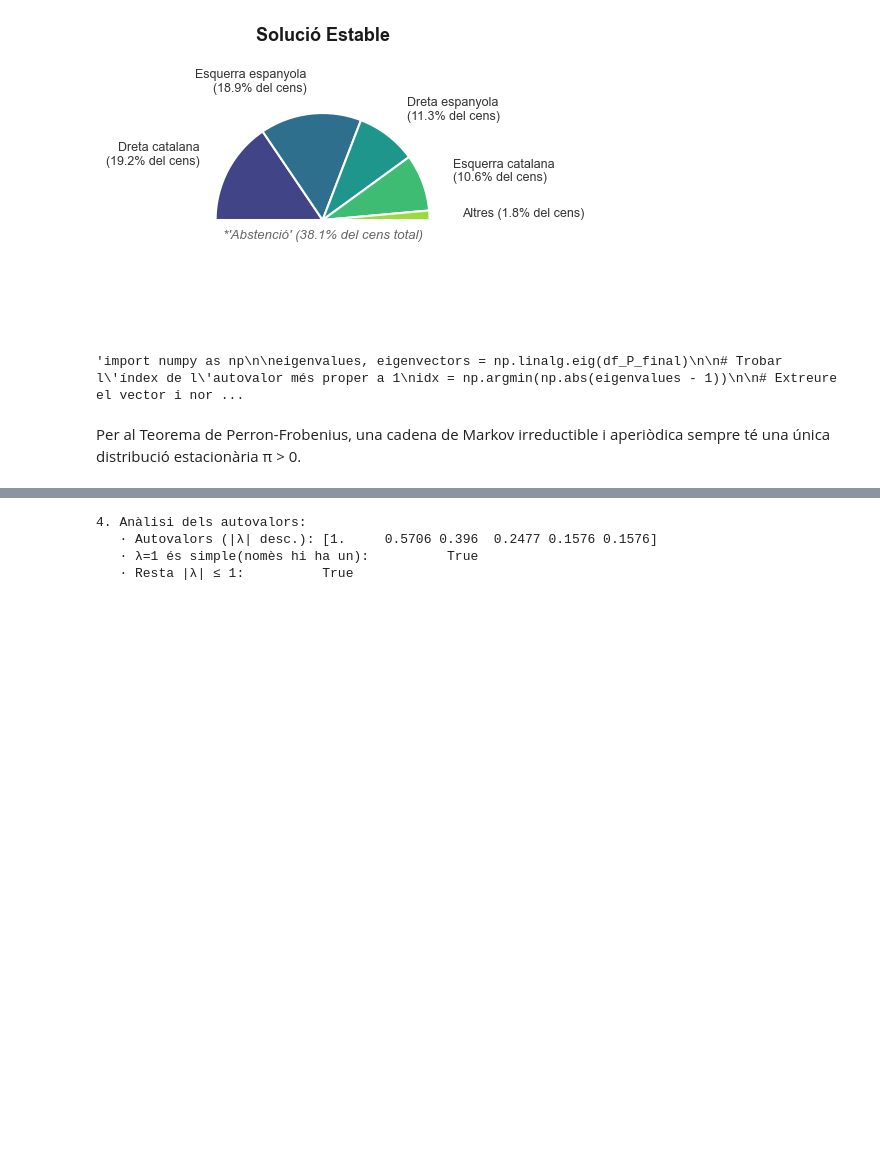
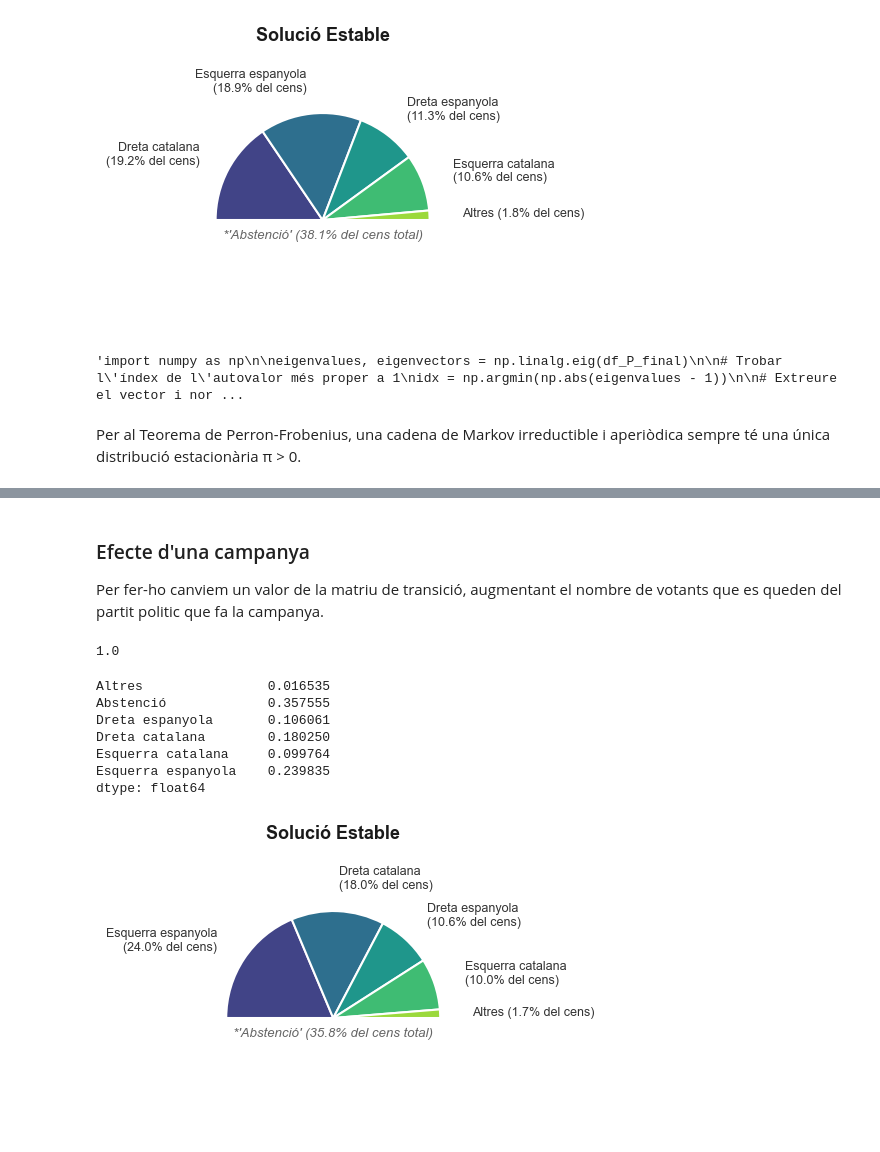
Before and after one commit to la1qa/Markov-Modelling-of-Electoral-Systems, a Jupyter notebook: agrupant.ipynb, the cells around one changed output, grey strips where cells are left out. Cells and saved outputs as stored; diff of their text form; code cells hidden in the pictures; blank space fills up the shorter version.

Commit message:
Efecte d'una campanya (agrupant)

```diff
--- a/agrupant.ipynb
+++ b/agrupant.ipynb
@@ -172,14 +131,26 @@ EXISTEIX distribució estacionària ÚNICA
-# %%
-# Si volem saber els Autovalors: λ=1 simple i |λ|≤1 per la resta (redundant) ──
-eigenvalues    = np.linalg.eigvals(P)
-lambda_1_count = np.sum(np.abs(eigenvalues - 1) < 1e-8) #compta quants autovalors son 1
-resta_ok       = np.all(np.abs(eigenvalues[np.abs(eigenvalues - 1) > 1e-8]) <= 1 + 1e-8) #comprova que els altres autovalors tenen mòdul ≤ 1
-print(f"\n4. Anàlisi dels autovalors:")
-print(f"   · Autovalors (|λ| desc.): {np.round(np.sort(np.abs(eigenvalues))[::-1], 4)}")
-print(f"   · λ=1 és simple(nomès hi ha un):          {lambda_1_count == 1}")
-print(f"   · Resta |λ| ≤ 1:          {resta_ok}")
-# %% [output]
-4. Anàlisi dels autovalors:
-   · Autovalors (|λ| desc.): [1.     0.5706 0.396  0.2477 0.1576 0.1576]
-   · λ=1 és simple(nomès hi ha un):          True
-   · Resta |λ| ≤ 1:          True
+# %% [markdown]
+### Efecte d'una campanya
+Per fer-ho canviem un valor de la matriu de transició, augmentant el nombre de votants que es queden del partit politic que fa la campanya.
+# %%
+fila = "Esquerra espanyola"
+mc.transition_matrix.loc[fila, fila] = 0.6
+
+# Renormalitzem la fila
+mc.transition_matrix.loc[fila] /= mc.transition_matrix.loc[fila].sum()
+
+# Verifiquem que segueix sumant 1
+print(mc.transition_matrix.loc[fila].sum())
+# %% [output]
+1.0
+# %%
+print(mc.get_steady_state())
+mc.plot_steady_state()
+# %% [output]
+Altres                0.016535
+Abstenció             0.357555
+Dreta espanyola       0.106061
+Dreta catalana        0.180250
+Esquerra catalana     0.099764
+Esquerra espanyola    0.239835
+dtype: float64
+[figure, added]
```
Also changed, not shown: parts of 2 cells of this notebook, 1 other file.
